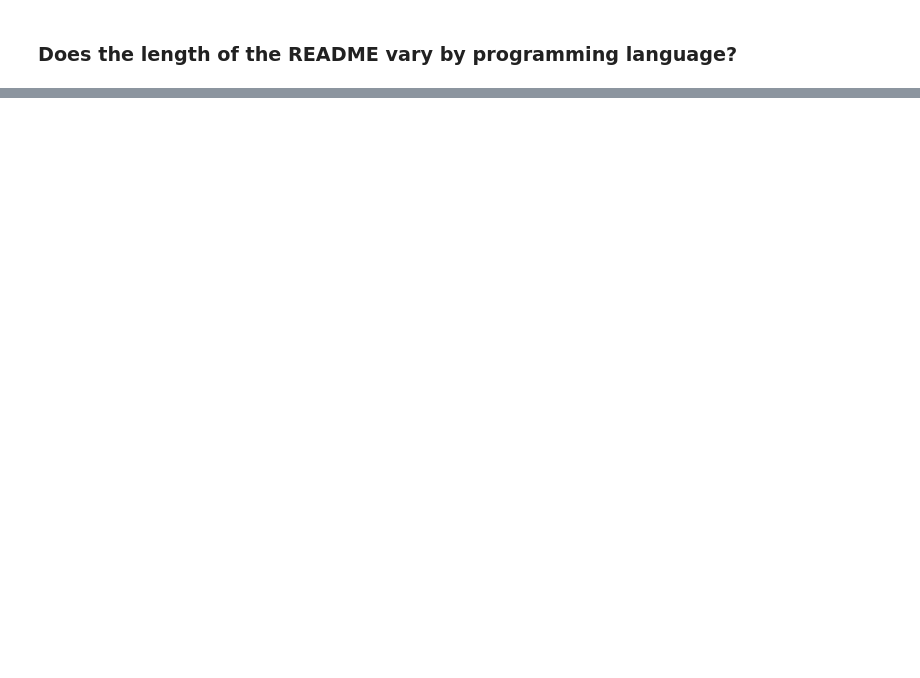
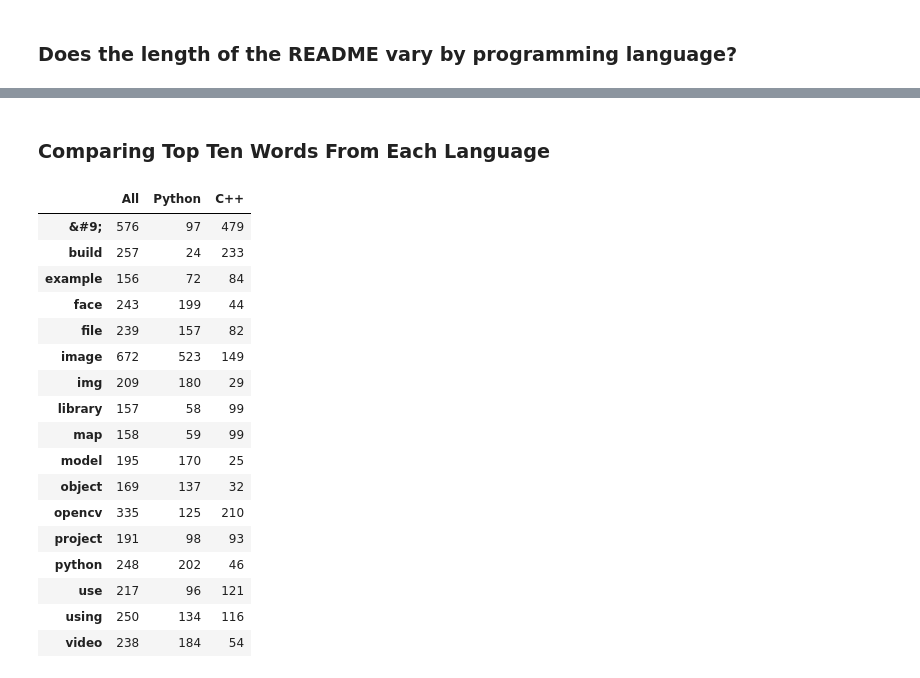
Before and after one commit to Bojado-Mays/OpenCV-NLP-Project, a Jupyter notebook: Mays/Mays.ipynb, the cells around one changed output, grey strips where cells are left out. Cells and saved outputs as stored; diff of their text form; code cells hidden in the pictures; blank space fills up the shorter version.

```diff
--- a/Mays/Mays.ipynb
+++ b/Mays/Mays.ipynb
@@ -258,0 +431,31 @@ Name: doc_len, dtype: float64
+# %% [markdown]
+### Comparing Top Ten Words From Each Language
+# %%
+top_ten_python = word_counts['Python'].sort_values(ascending=False).head(10)
+
+top_ten_cplus2 = word_counts['C++'].sort_values(ascending=False).head(10)
+
+top_ten_both = list(top_ten_python.index) + list(top_ten_cplus2.index)
+
+top_ten_combined = word_counts[word_counts.index.isin(top_ten_both)]
+# %%
+top_ten_combined
+# %% [output]
+|  | All | Python | C++ |
+| &#9; | 576 | 97 | 479 |
+| build | 257 | 24 | 233 |
+| example | 156 | 72 | 84 |
+| face | 243 | 199 | 44 |
+| file | 239 | 157 | 82 |
+| image | 672 | 523 | 149 |
+| img | 209 | 180 | 29 |
+| library | 157 | 58 | 99 |
+| map | 158 | 59 | 99 |
+| model | 195 | 170 | 25 |
+| object | 169 | 137 | 32 |
+| opencv | 335 | 125 | 210 |
+| project | 191 | 98 | 93 |
+| python | 248 | 202 | 46 |
+| use | 217 | 96 | 121 |
+| using | 250 | 134 | 116 |
+| video | 238 | 184 | 54 |
```
Also changed, not shown: parts of 80 cells of this notebook.
